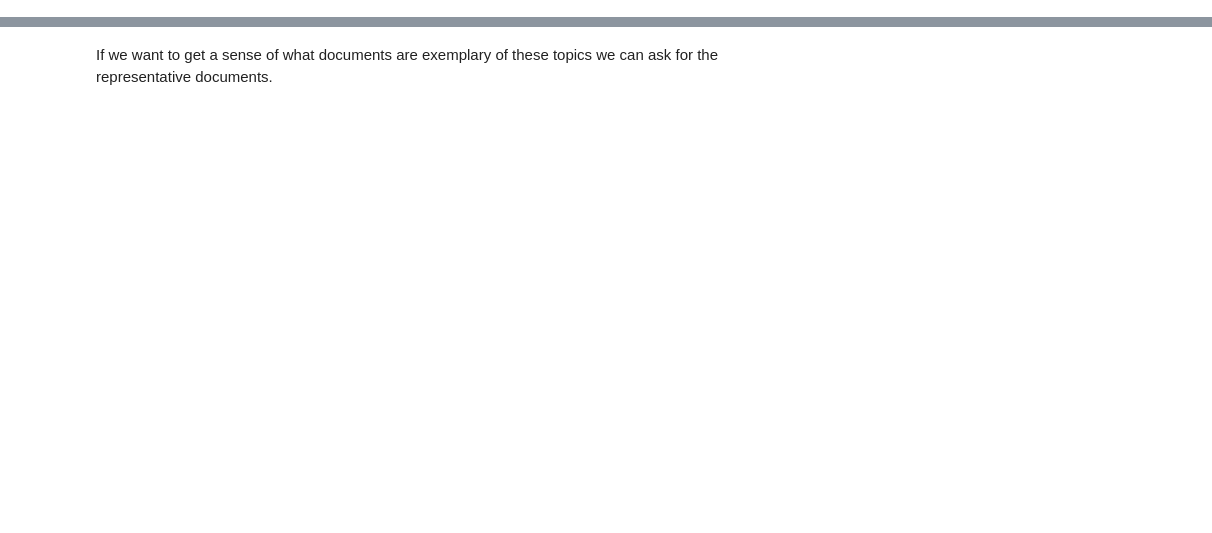
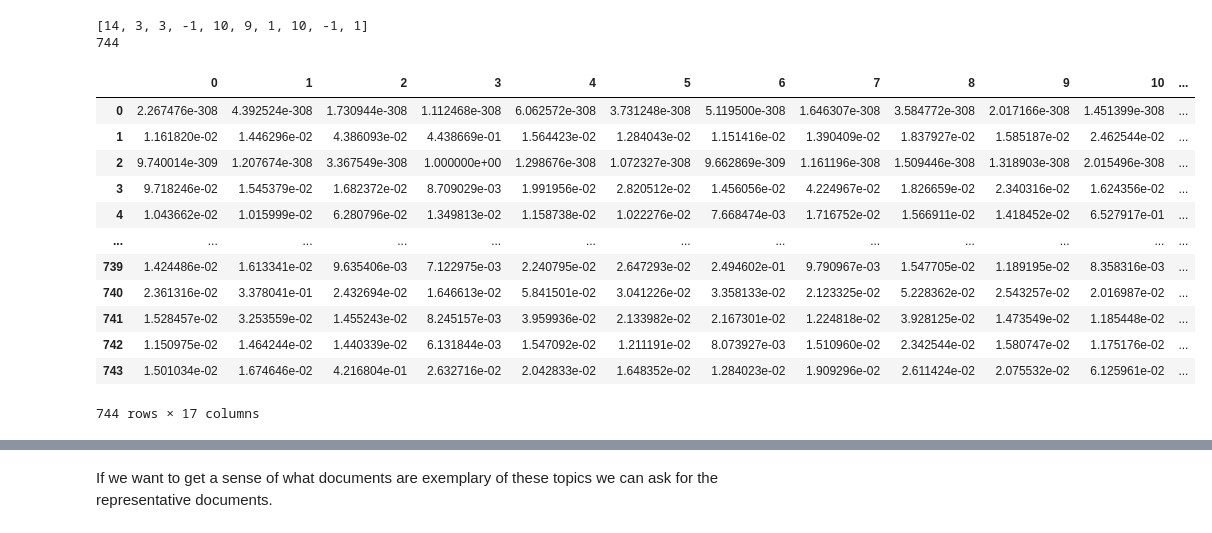
Before and after one commit to Minyall/sc290_materials, a Jupyter notebook: 4_topic_modelling/4_topic_modelling.ipynb, the cells around one changed output, grey strips where cells are left out. Cells and saved outputs as stored; diff of their text form; code cells hidden in the pictures; blank space fills up the shorter version.

```diff
--- a/4_topic_modelling/4_topic_modelling.ipynb
+++ b/4_topic_modelling/4_topic_modelling.ipynb
@@ -45 +56,6 @@ articles.head()
+# %%
+# Convenience variables for accessing our documents
+documents = articles['cleaned_text'].tolist()
+tokens = articles['tokens'].tolist()
+titles = articles['webTitle'].tolist()
 # %% [markdown]
@@ -64,0 +73,18 @@ embeddings = transformer.encode(articles['cleaned_text'])
+# %%
+# Whilst BERTopic can generate embeddings for us,
+# it is more efficient to do it ourselves first as we can then use them
+# when we need rather than wait for them to be generated
+
+from sentence_transformers import SentenceTransformer
+
+transformer = SentenceTransformer("all-MiniLM-L6-v2")
+embeddings = transformer.encode(documents)
+# %%
+# We create a blank topic model object
+topic_model = BERTopic(calculate_probabilities=True)
+
+# We then train the model on our documents and embeddings
+topics, probabilities = topic_model.fit_transform(documents, embeddings=embeddings)
+
+# Finally we update the topic representations to use our tokens.
+topic_model.update_topics(docs=tokens)
@@ -64,0 +121,28 @@ embeddings = transformer.encode(articles['cleaned_text'])
+# %%
+
+#*
+# # When the model ran we got a list of topic assignments, one per document
+print(topics[:10])
+print(len(topics))
+# %% [output]
+[14, 3, 3, -1, 10, 9, 1, 10, -1, 1]
+744
+# %%
+#*
+# and a table of probabilities that says how likely it is that each document might be assgned to each topic.
+# More on this later
+pd.DataFrame(probabilities)
+# %% [output]
+|  | 0 | 1 | 2 | 3 | 4 | 5 | 6 | 7 | 8 | 9 | 10 | ... |
+| 0 | 2.267476e-308 | 4.392524e-308 | 1.730944e-308 | 1.112468e-308 | 6.062572e-308 | 3.731248e-308 | 5.119500e-308 | 1.646307e-308 | 3.584772e-308 | 2.017166e-308 | 1.451399e-308 | ... |
+| 1 | 1.161820e-02 | 1.446296e-02 | 4.386093e-02 | 4.438669e-01 | 1.564423e-02 | 1.284043e-02 | 1.151416e-02 | 1.390409e-02 | 1.837927e-02 | 1.585187e-02 | 2.462544e-02 | ... |
+| 2 | 9.740014e-309 | 1.207674e-308 | 3.367549e-308 | 1.000000e+00 | 1.298676e-308 | 1.072327e-308 | 9.662869e-309 | 1.161196e-308 | 1.509446e-308 | 1.318903e-308 | 2.015496e-308 | ... |
+| 3 | 9.718246e-02 | 1.545379e-02 | 1.682372e-02 | 8.709029e-03 | 1.991956e-02 | 2.820512e-02 | 1.456056e-02 | 4.224967e-02 | 1.826659e-02 | 2.340316e-02 | 1.624356e-02 | ... |
+| 4 | 1.043662e-02 | 1.015999e-02 | 6.280796e-02 | 1.349813e-02 | 1.158738e-02 | 1.022276e-02 | 7.668474e-03 | 1.716752e-02 | 1.566911e-02 | 1.418452e-02 | 6.527917e-01 | ... |
+| ... | ... | ... | ... | ... | ... | ... | ... | ... | ... | ... | ... | ... |
+| 739 | 1.424486e-02 | 1.613341e-02 | 9.635406e-03 | 7.122975e-03 | 2.240795e-02 | 2.647293e-02 | 2.494602e-01 | 9.790967e-03 | 1.547705e-02 | 1.189195e-02 | 8.358316e-03 | ... |
+| 740 | 2.361316e-02 | 3.378041e-01 | 2.432694e-02 | 1.646613e-02 | 5.841501e-02 | 3.041226e-02 | 3.358133e-02 | 2.123325e-02 | 5.228362e-02 | 2.543257e-02 | 2.016987e-02 | ... |
+| 741 | 1.528457e-02 | 3.253559e-02 | 1.455243e-02 | 8.245157e-03 | 3.959936e-02 | 2.133982e-02 | 2.167301e-02 | 1.224818e-02 | 3.928125e-02 | 1.473549e-02 | 1.185448e-02 | ... |
+| 742 | 1.150975e-02 | 1.464244e-02 | 1.440339e-02 | 6.131844e-03 | 1.547092e-02 | 1.211191e-02 | 8.073927e-03 | 1.510960e-02 | 2.342544e-02 | 1.580747e-02 | 1.175176e-02 | ... |
+| 743 | 1.501034e-02 | 1.674646e-02 | 4.216804e-01 | 2.632716e-02 | 2.042833e-02 | 1.648352e-02 | 1.284023e-02 | 1.909296e-02 | 2.611424e-02 | 2.075532e-02 | 6.125961e-02 | ... |
+744 rows × 17 columns
```
Also changed, not shown: parts of 24 cells of this notebook, 2 other files.
